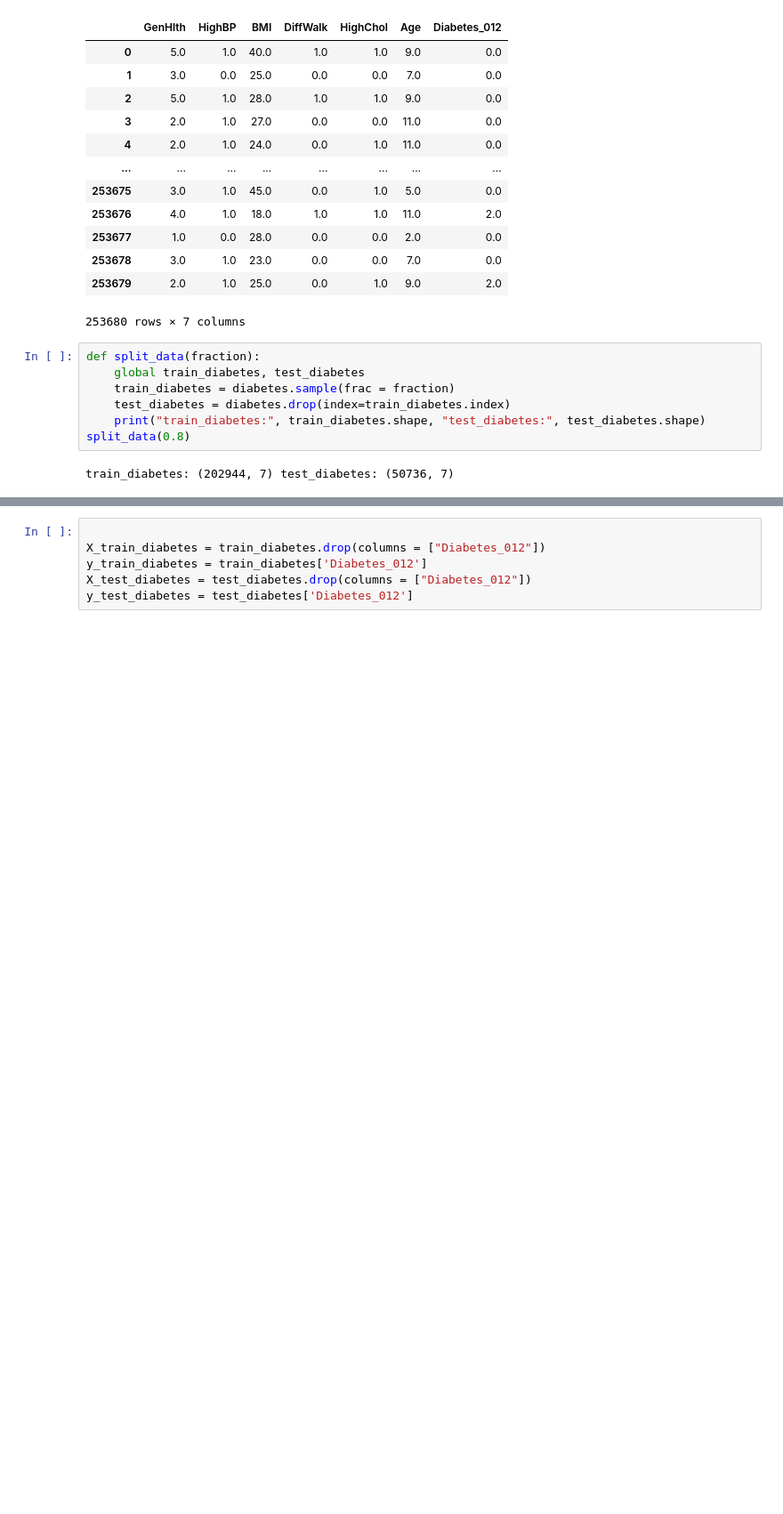
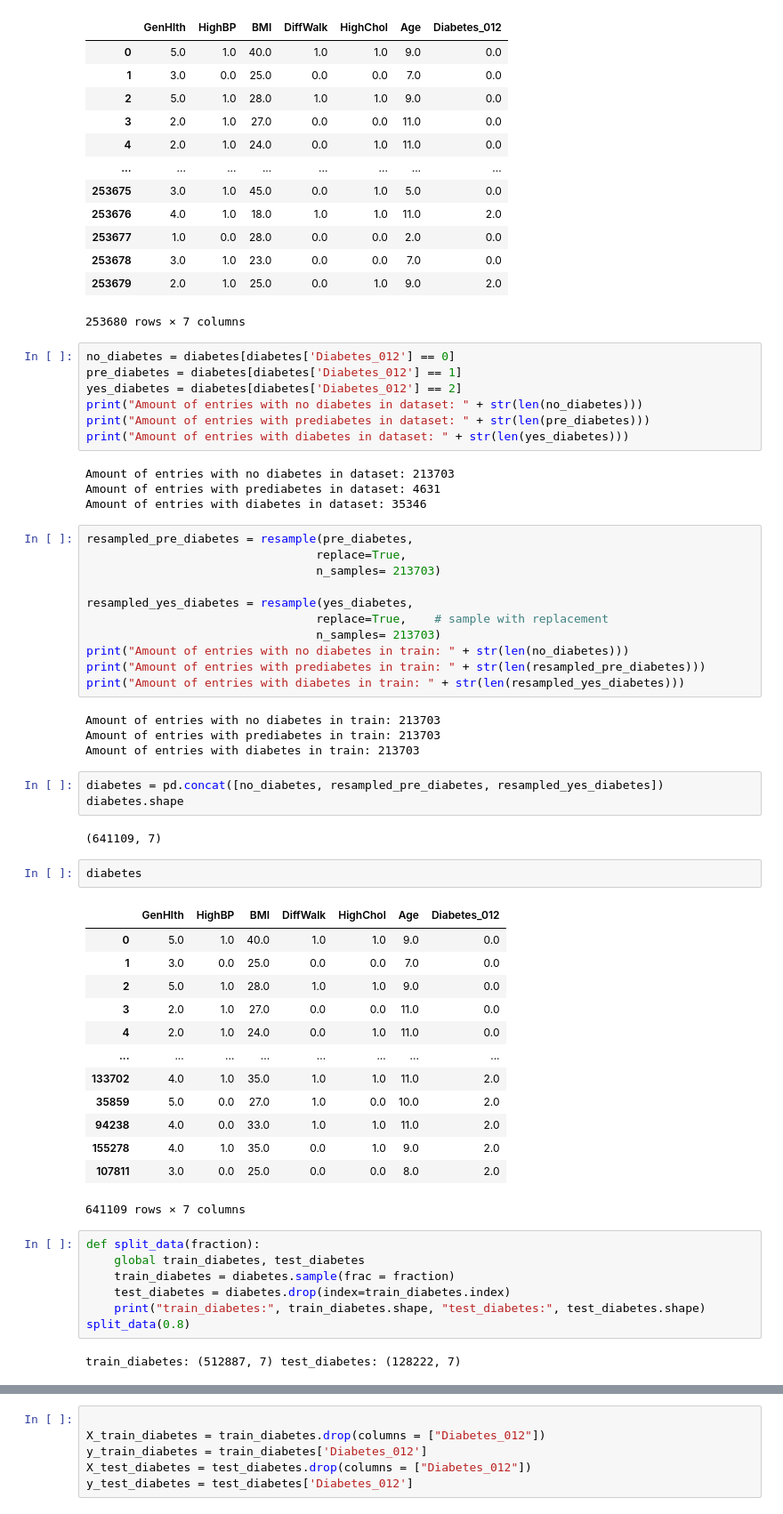
Before and after one commit to suhasp3/DiabetesClassifier, a Jupyter notebook: Project.ipynb, the cells around one changed output, grey strips where cells are left out. Shown: that part at 89% size. Saved outputs shown, nothing was run; the diff lists cells and outputs as text; blank space fills up the shorter version.

```diff
--- a/Project.ipynb
+++ b/Project.ipynb
@@ -127,6 +130,53 @@ diabetes
 | 253678 | 3.0 | 1.0 | 23.0 | 0.0 | 0.0 | 7.0 | 0.0 |
 | 253679 | 2.0 | 1.0 | 25.0 | 0.0 | 1.0 | 9.0 | 2.0 |
 253680 rows × 7 columns
+# %%
+no_diabetes = diabetes[diabetes['Diabetes_012'] == 0]
+pre_diabetes = diabetes[diabetes['Diabetes_012'] == 1]
+yes_diabetes = diabetes[diabetes['Diabetes_012'] == 2]
+print("Amount of entries with no diabetes in dataset: " + str(len(no_diabetes)))
+print("Amount of entries with prediabetes in dataset: " + str(len(pre_diabetes)))
+print("Amount of entries with diabetes in dataset: " + str(len(yes_diabetes)))
+# %% [output]
+Amount of entries with no diabetes in dataset: 213703
+Amount of entries with prediabetes in dataset: 4631
+Amount of entries with diabetes in dataset: 35346
+# %%
+resampled_pre_diabetes = resample(pre_diabetes,
+                                 replace=True,
+                                 n_samples= 213703)
+
+resampled_yes_diabetes = resample(yes_diabetes,
+                                 replace=True,    # sample with replacement
+                                 n_samples= 213703)
+print("Amount of entries with no diabetes in train: " + str(len(no_diabetes)))
+print("Amount of entries with prediabetes in train: " + str(len(resampled_pre_diabetes)))
+print("Amount of entries with diabetes in train: " + str(len(resampled_yes_diabetes)))
+# %% [output]
+Amount of entries with no diabetes in train: 213703
+Amount of entries with prediabetes in train: 213703
+Amount of entries with diabetes in train: 213703
+# %%
+diabetes = pd.concat([no_diabetes, resampled_pre_diabetes, resampled_yes_diabetes])
+diabetes.shape
+# %% [output]
+(641109, 7)
+# %%
+diabetes
+# %% [output]
+|  | GenHlth | HighBP | BMI | DiffWalk | HighChol | Age | Diabetes_012 |
+| 0 | 5.0 | 1.0 | 40.0 | 1.0 | 1.0 | 9.0 | 0.0 |
+| 1 | 3.0 | 0.0 | 25.0 | 0.0 | 0.0 | 7.0 | 0.0 |
+| 2 | 5.0 | 1.0 | 28.0 | 1.0 | 1.0 | 9.0 | 0.0 |
+| 3 | 2.0 | 1.0 | 27.0 | 0.0 | 0.0 | 11.0 | 0.0 |
+| 4 | 2.0 | 1.0 | 24.0 | 0.0 | 1.0 | 11.0 | 0.0 |
+| ... | ... | ... | ... | ... | ... | ... | ... |
+| 133702 | 4.0 | 1.0 | 35.0 | 1.0 | 1.0 | 11.0 | 2.0 |
+| 35859 | 5.0 | 0.0 | 27.0 | 1.0 | 0.0 | 10.0 | 2.0 |
+| 94238 | 4.0 | 0.0 | 33.0 | 1.0 | 1.0 | 11.0 | 2.0 |
+| 155278 | 4.0 | 1.0 | 35.0 | 0.0 | 1.0 | 9.0 | 2.0 |
+| 107811 | 3.0 | 0.0 | 25.0 | 0.0 | 0.0 | 8.0 | 2.0 |
+641109 rows × 7 columns
 # %%
 def split_data(fraction):
     global train_diabetes, test_diabetes
@@ -135,4 +185,4 @@ def split_data(fraction):
     print("train_diabetes:", train_diabetes.shape, "test_diabetes:", test_diabetes.shape)
 split_data(0.8)
 # %% [output]
-train_diabetes: (202944, 7) test_diabetes: (50736, 7)
+train_diabetes: (512887, 7) test_diabetes: (128222, 7)
```
Also changed, not shown: parts of 11 cells of this notebook, 1 other file.
